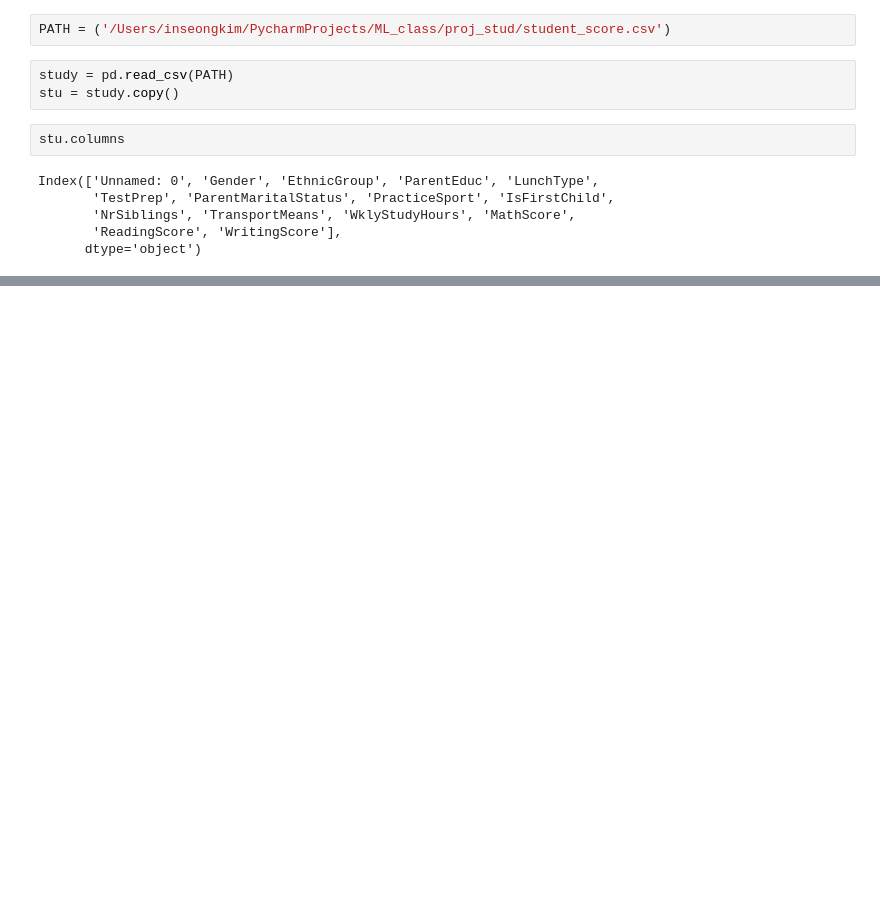
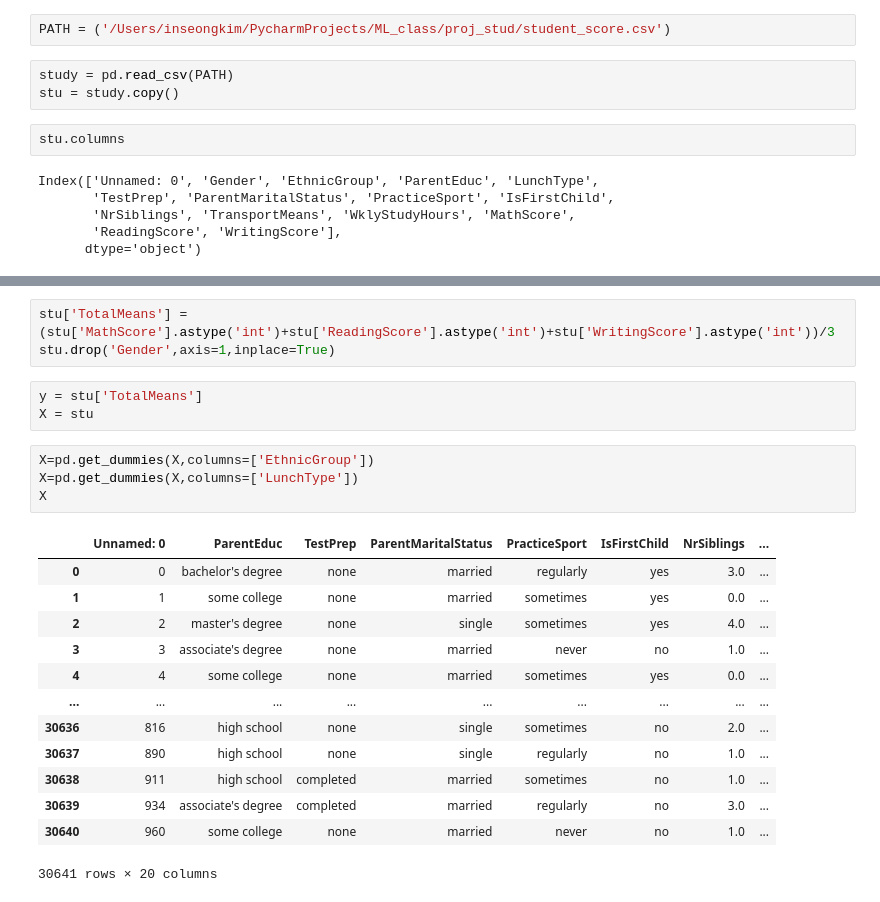
Before and after one commit to seanshlee/prac, a Jupyter notebook: ML_class/proj_stud/untitled.ipynb, the cells around one changed output, grey strips where cells are left out. Saved outputs shown, nothing was run; the diff lists cells and outputs as text; blank space fills up the shorter version.

```diff
--- a/ML_class/proj_stud/untitled.ipynb
+++ b/ML_class/proj_stud/untitled.ipynb
@@ -101,0 +100,24 @@ dtype: int64
+# %%
+stu['TotalMeans'] = (stu['MathScore'].astype('int')+stu['ReadingScore'].astype('int')+stu['WritingScore'].astype('int'))/3
+stu.drop('Gender',axis=1,inplace=True)
+# %%
+y = stu['TotalMeans']
+X = stu
+# %%
+X=pd.get_dummies(X,columns=['EthnicGroup'])
+X=pd.get_dummies(X,columns=['LunchType'])
+X
+# %% [output]
+|  | Unnamed: 0 | ParentEduc | TestPrep | ParentMaritalStatus | PracticeSport | IsFirstChild | NrSiblings | ... |
+| 0 | 0 | bachelor's degree | none | married | regularly | yes | 3.0 | ... |
+| 1 | 1 | some college | none | married | sometimes | yes | 0.0 | ... |
+| 2 | 2 | master's degree | none | single | sometimes | yes | 4.0 | ... |
+| 3 | 3 | associate's degree | none | married | never | no | 1.0 | ... |
+| 4 | 4 | some college | none | married | sometimes | yes | 0.0 | ... |
+| ... | ... | ... | ... | ... | ... | ... | ... | ... |
+| 30636 | 816 | high school | none | single | sometimes | no | 2.0 | ... |
+| 30637 | 890 | high school | none | single | regularly | no | 1.0 | ... |
+| 30638 | 911 | high school | completed | married | sometimes | no | 1.0 | ... |
+| 30639 | 934 | associate's degree | completed | married | regularly | no | 3.0 | ... |
+| 30640 | 960 | some college | none | married | never | no | 1.0 | ... |
+30641 rows × 20 columns
```
Also changed, not shown: parts of 11 cells of this notebook.
